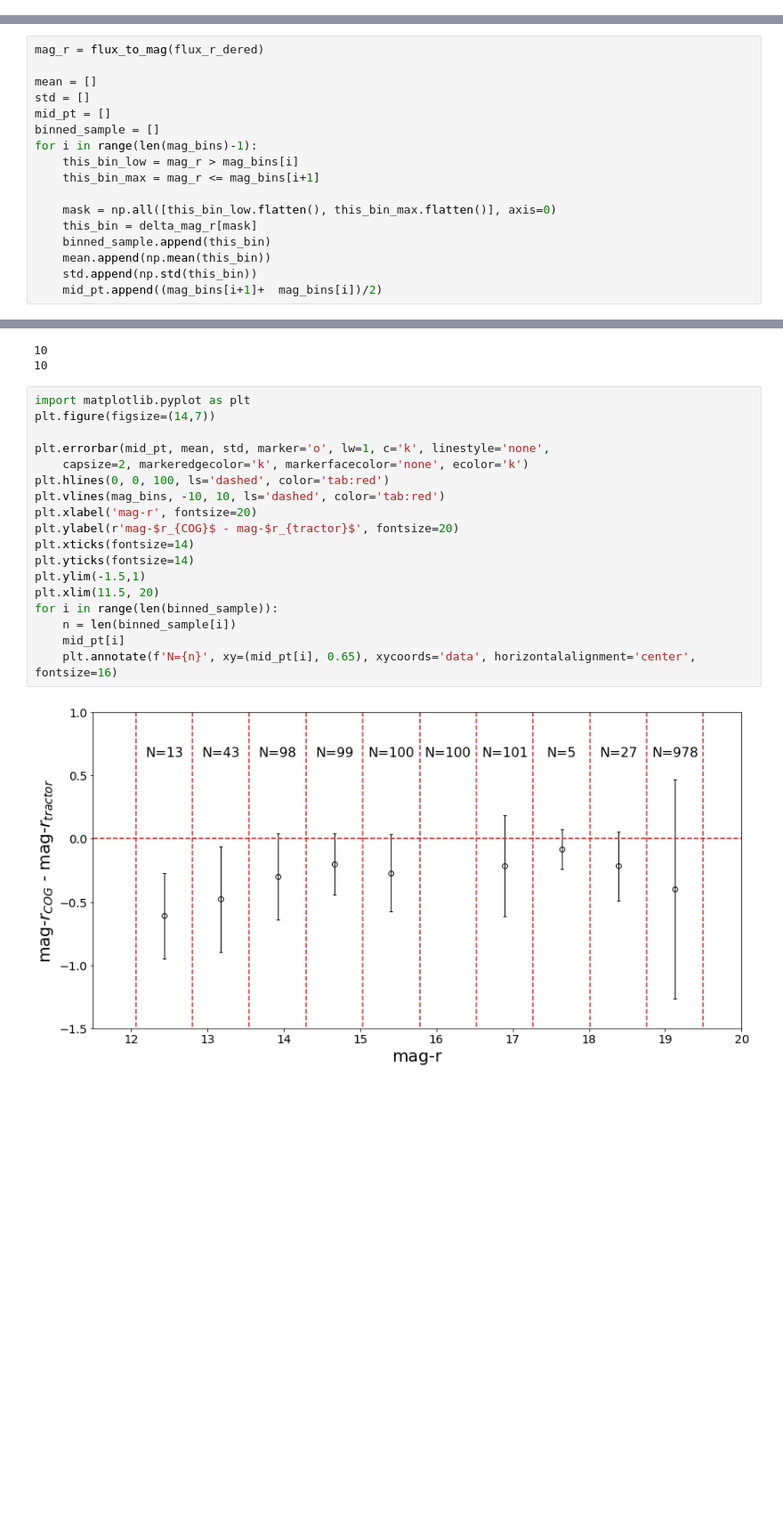
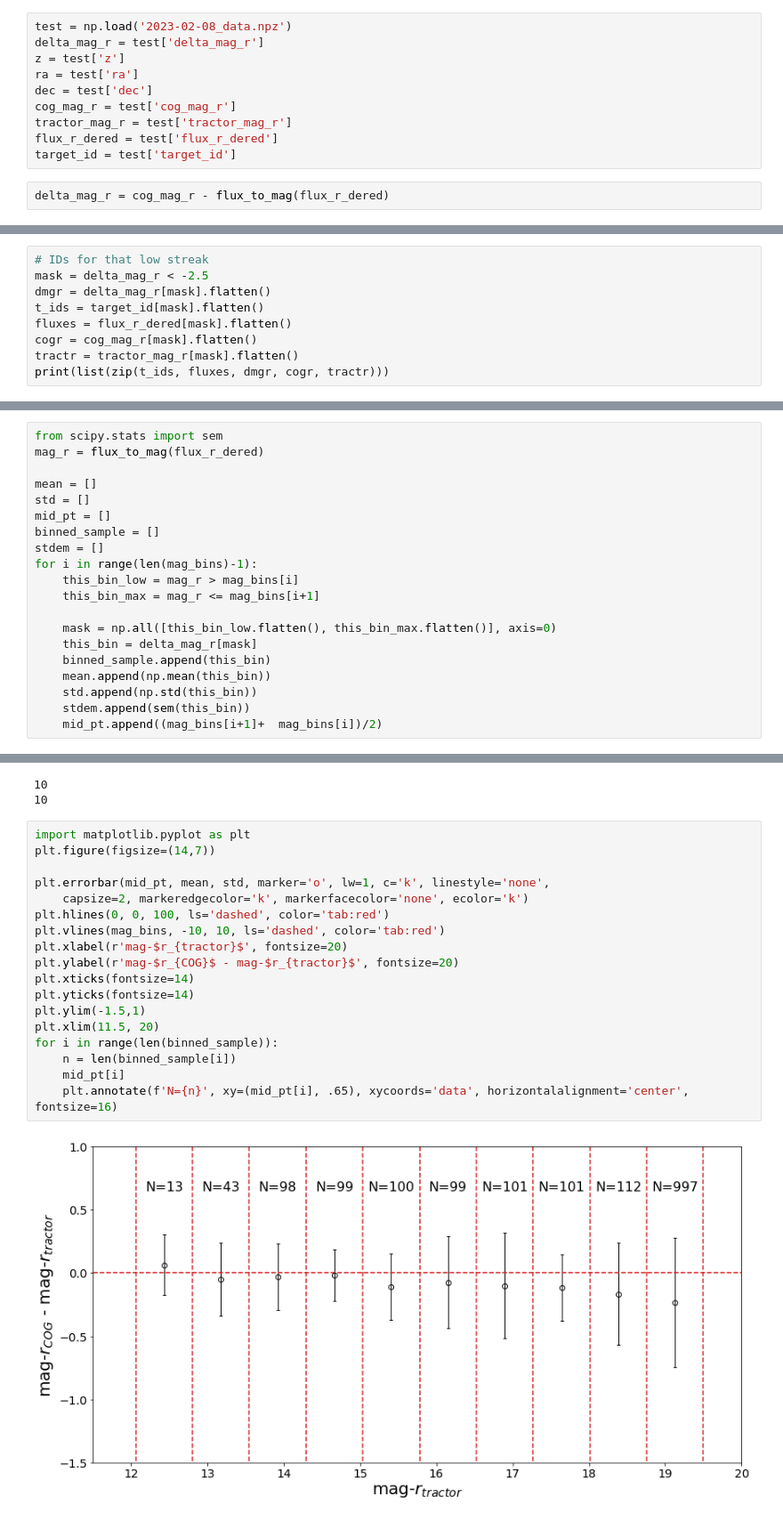
Before and after one commit to mattkwiecien/legacyhalos, a Jupyter notebook: science/sv3/sv3_mag_subsample_comparison.ipynb, the cells around one changed output, grey strips where cells are left out. Shown at 89% size. Drawn from its saved outputs; the diff is of its cells as text; blank space fills up the shorter version.

```diff
--- a/science/sv3/sv3_mag_subsample_comparison.ipynb
+++ b/science/sv3/sv3_mag_subsample_comparison.ipynb
@@ -253,3 +260,15 @@ print(flux_r_dered)
+# %%
+test = np.load('2023-02-08_data.npz')
+delta_mag_r = test['delta_mag_r']
+z = test['z']
+ra = test['ra']
+dec = test['dec']
+cog_mag_r = test['cog_mag_r']
+tractor_mag_r = test['tractor_mag_r']
+flux_r_dered = test['flux_r_dered']
+target_id = test['target_id']
+# %%
+delta_mag_r = cog_mag_r - flux_to_mag(flux_r_dered)
 # %%
 import matplotlib.pyplot as plt
 plt.figure(figsize=(14,7))
@@ -283,0 +303,9 @@ plt.xlim(11.5, 20)
+# %%
+# IDs for that low streak
+mask = delta_mag_r < -2.5
+dmgr = delta_mag_r[mask].flatten()
+t_ids = target_id[mask].flatten()
+fluxes = flux_r_dered[mask].flatten()
+cogr = cog_mag_r[mask].flatten()
+tractr = tractor_mag_r[mask].flatten()
+print(list(zip(t_ids, fluxes, dmgr, cogr, tractr)))
@@ -284,10 +314,12 @@ plt.xlim(11.5, 20)
 # %%
+from scipy.stats import sem
 mag_r = flux_to_mag(flux_r_dered)
 
 mean = []
 std = []
 mid_pt = []
 binned_sample = []
+stdem = []
 for i in range(len(mag_bins)-1):
     this_bin_low = mag_r > mag_bins[i]
     this_bin_max = mag_r <= mag_bins[i+1]
@@ -297,6 +329,7 @@ for i in range(len(mag_bins)-1):
     binned_sample.append(this_bin)
     mean.append(np.mean(this_bin))
     std.append(np.std(this_bin))
+    stdem.append(sem(this_bin))
     mid_pt.append((mag_bins[i+1]+  mag_bins[i])/2)
 # %%
 print(len(mid_pt))
@@ -307,20 +340,20 @@ print(len(mean))
 # %%
 import matplotlib.pyplot as plt
 plt.figure(figsize=(14,7))
 
 plt.errorbar(mid_pt, mean, std, marker='o', lw=1, c='k', linestyle='none',
     capsize=2, markeredgecolor='k', markerfacecolor='none', ecolor='k')
 plt.hlines(0, 0, 100, ls='dashed', color='tab:red')
 plt.vlines(mag_bins, -10, 10, ls='dashed', color='tab:red')
-plt.xlabel('mag-r', fontsize=20)
+plt.xlabel(r'mag-$r_{tractor}$', fontsize=20)
 plt.ylabel(r'mag-$r_{COG}$ - mag-$r_{tractor}$', fontsize=20)
 plt.xticks(fontsize=14)
 plt.yticks(fontsize=14)
 plt.ylim(-1.5,1)
 plt.xlim(11.5, 20)
 for i in range(len(binned_sample)):
     n = len(binned_sample[i])
     mid_pt[i]
-    plt.annotate(f'N={n}', xy=(mid_pt[i], 0.65), xycoords='data', horizontalalignment='center', fontsize=16)
+    plt.annotate(f'N={n}', xy=(mid_pt[i], .65), xycoords='data', horizontalalignment='center', fontsize=16)
 # %% [output]
-[figure, old version]
+[figure, new version]
```
Also changed, not shown: parts of 18 cells of this notebook, 3 other files.
